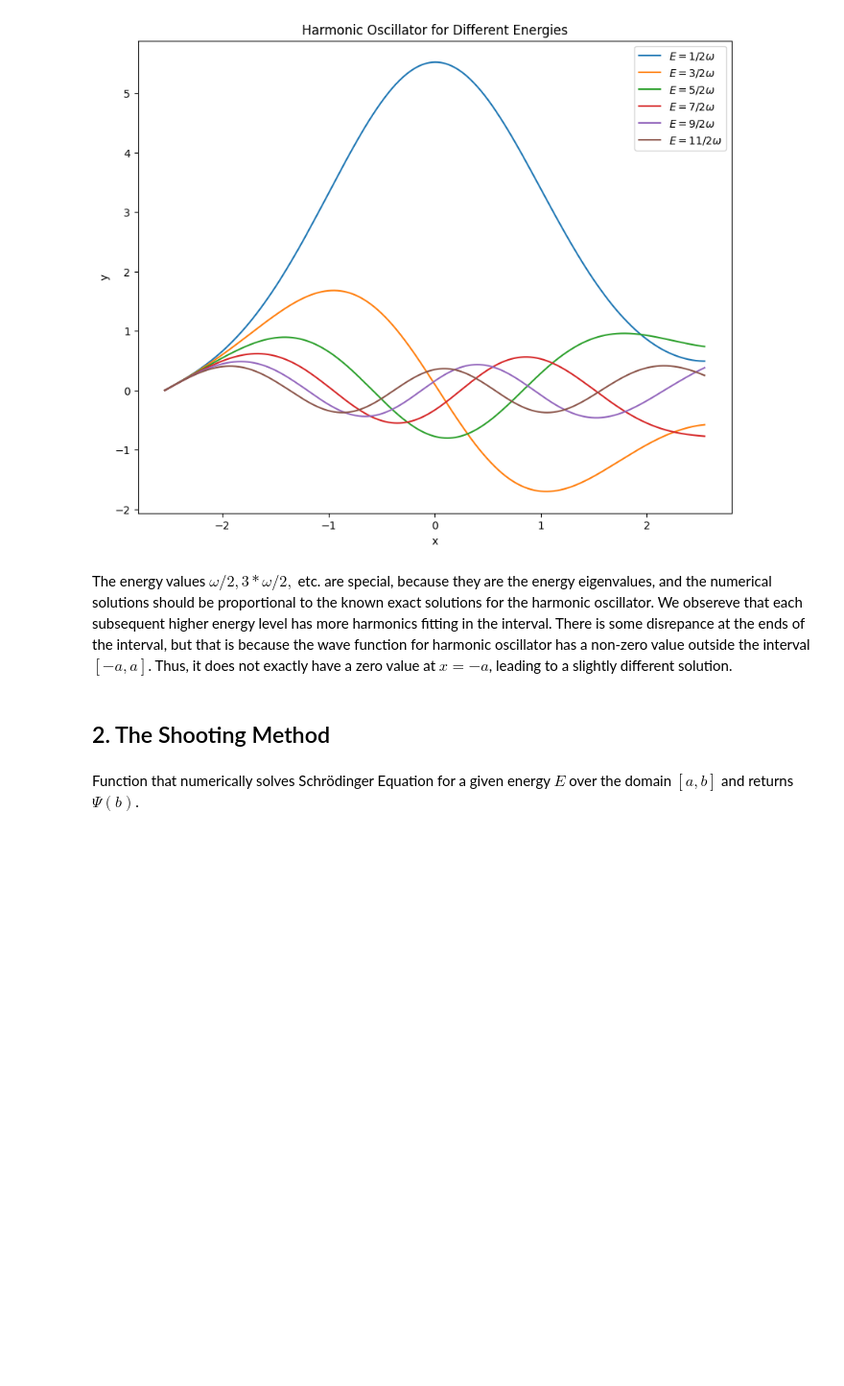
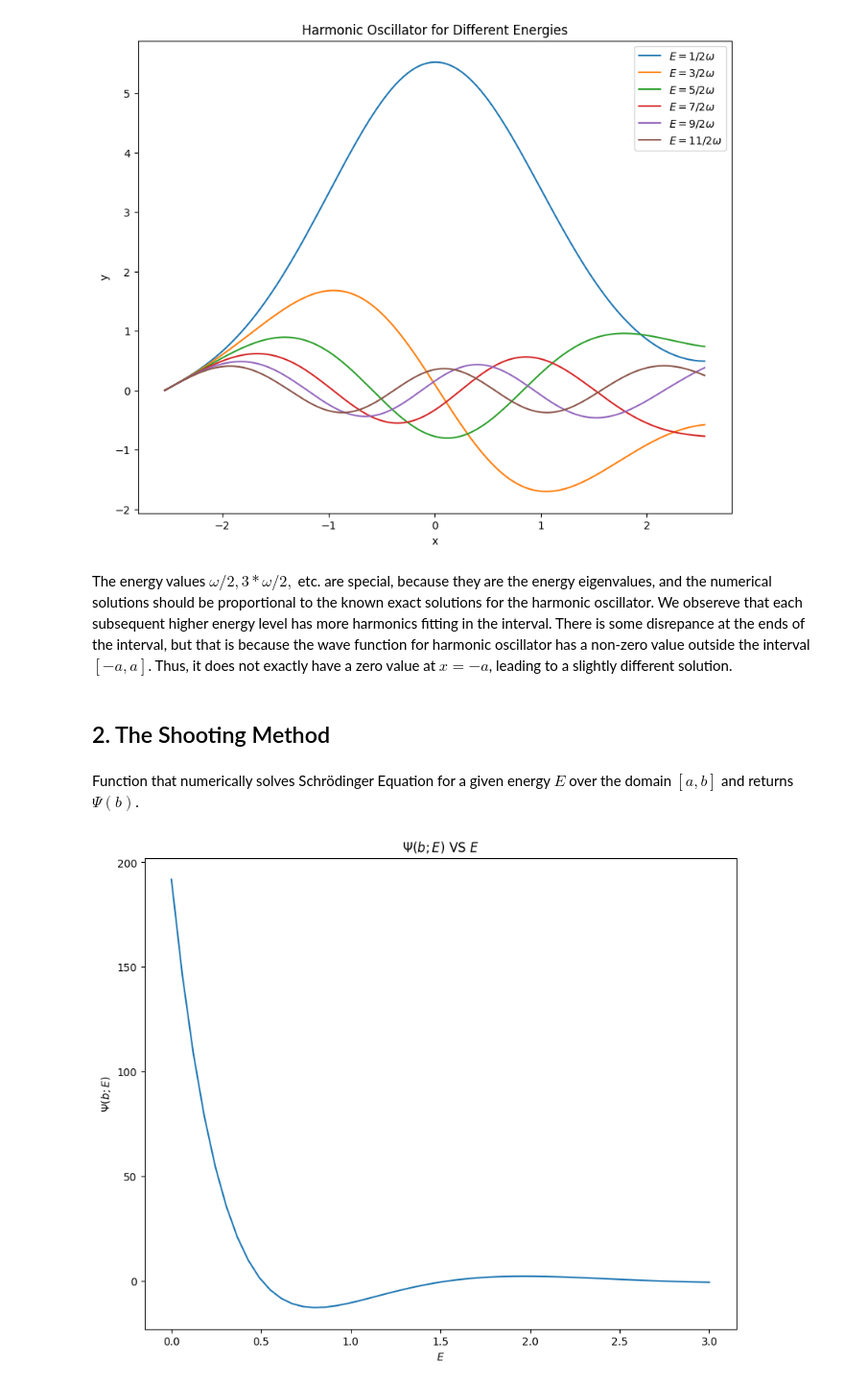
Before and after one commit to HannaKarwowska/HW2-Numerical-Methods, a Jupyter notebook: HW2.ipynb, the cells around one changed output. Shown at 96% size. Saved outputs shown, nothing was run; the diff lists cells and outputs as text; code cells hidden in the pictures; blank space fills up the shorter version.

```diff
--- a/HW2.ipynb
+++ b/HW2.ipynb
@@ -265,3 +265,18 @@ def Psi_b_solver(E,a,b,V):
     X_sol,dP_sol,P_sol = RK4_solver(0,1,a,b,V,E,m)
     Psi_b_E = P_sol[-1]
     return Psi_b_E
+# %%
+w = 1
+E_values = np.linspace(0,3*w)
+Psi_b_values = np.zeros(len(E_values))
+for i in range(0,len(Psi_b_values)):
+    Psi_b_values[i] = Psi_b_solver(E_values[i],-optimal_a,optimal_a,V2)
+fig,ax = plt.subplots(figsize=(10, 8))
+ax.plot(E_values,Psi_b_values)
+ax.set_xlabel("$E$")
+ax.set_ylabel("$\Psi(b;E)$")
+ax.set_title("$\Psi(b;E)$ VS $E$")
+plt.savefig("Endpoint_VS_Energy.png")
+plt.show()
+# %% [output]
+[figure, added]
```
Also changed, not shown: 1 other file.
